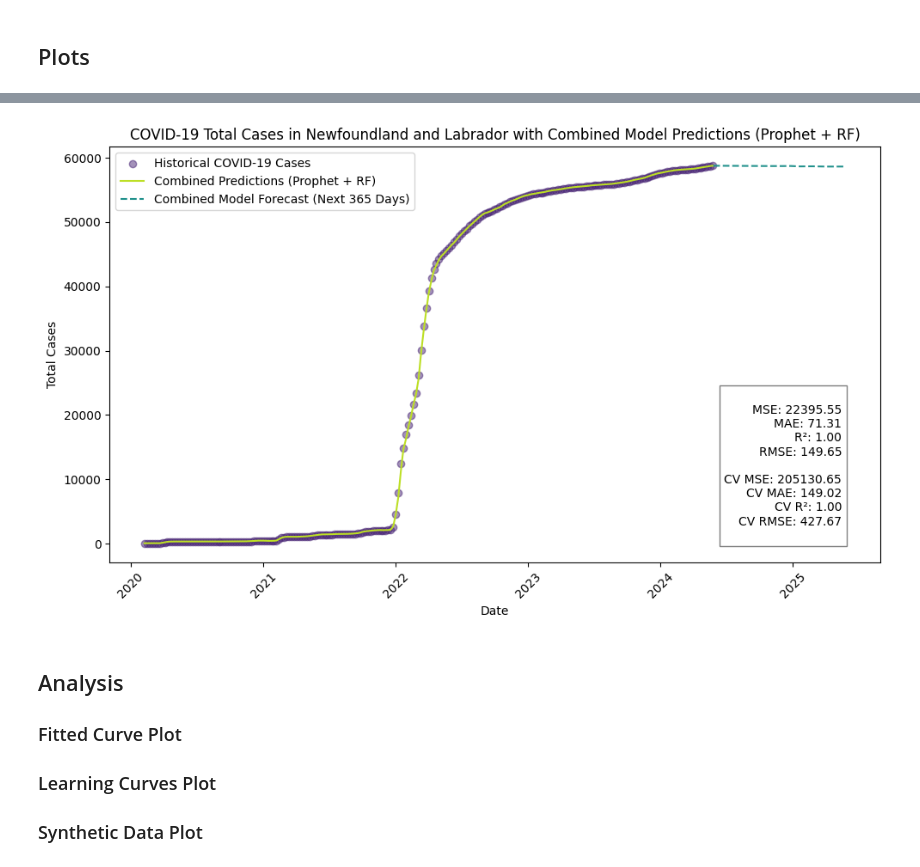
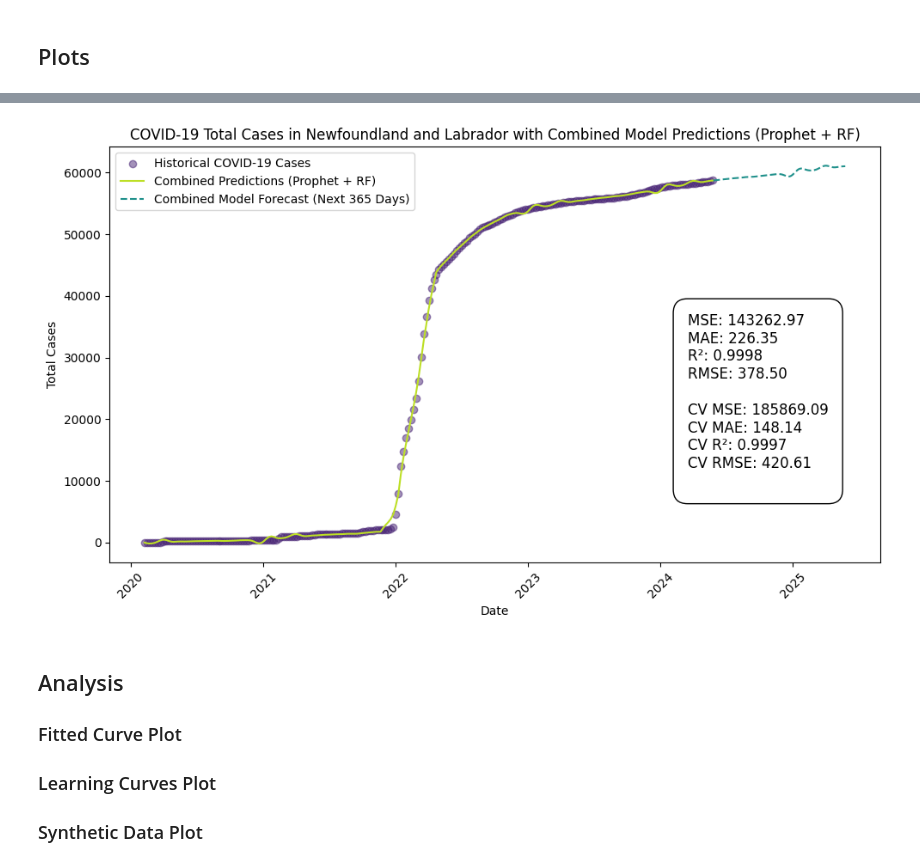
Before and after one commit to sa0v/COVID-19, a Jupyter notebook: COVID-19 in Newfoundland and Labrador.ipynb, the cells around one changed output, grey strips where cells are left out. Drawn from its saved outputs; the diff is of its cells as text; code cells hidden in the pictures.

```diff
--- a/COVID-19 in Newfoundland and Labrador.ipynb
+++ b/COVID-19 in Newfoundland and Labrador.ipynb
@@ -25,7 +25,7 @@ import pandas as pd
 import matplotlib.pyplot as plt
 from prophet import Prophet
 from sklearn.ensemble import RandomForestRegressor
-from sklearn.linear_model import LinearRegression
+from sklearn.linear_model import ElasticNet
 from sklearn.metrics import mean_squared_error, mean_absolute_error, r2_score
 from sklearn.model_selection import KFold
 from datetime import timedelta
@@ -78,48 +78,19 @@ rf_predictions_future = rf_model.predict(X_rf_future)
 historical_prophet_predictions = forecast_prophet['yhat'][:len(df)].values  # Prophet predictions for historical data
 rf_predictions_historical = rf_model.predict(X_rf)  # Random Forest predictions for historical data
 
-# Combine historical predictions (Prophet + RF) for the historical period using Linear Regression
+# Combine historical predictions (Prophet + RF) for the historical period using Elastic Net
 X_meta = np.column_stack((historical_prophet_predictions, rf_predictions_historical))  # Features for meta-model
-meta_model = LinearRegression()
+meta_model = ElasticNet(alpha=1.0, l1_ratio=0.5)  # ElasticNet with regularization
 meta_model.fit(X_meta, df['totalcases'])
 
-# Get combined predictions from the meta-model (Linear Regression)
+# Get combined predictions from the meta-model (ElasticNet combining Prophet and RF)
 combined_predictions_historical = meta_model.predict(X_meta)
 
-# Combine future predictions (Prophet + RF) for the next 365 days using Linear Regression
+# Combine future predictions (Prophet + RF) for the next 365 days using ElasticNet
 X_meta_future = np.column_stack((forecast_prophet['yhat'][-365:].values, rf_predictions_future))
 combined_predictions_future = meta_model.predict(X_meta_future)
 
-# Plot the results
-plt.figure(figsize=(10, 6))
-
-# Plot historical data (actual cases)
-plt.scatter(df['date'], df['totalcases'], label='Historical COVID-19 Cases', color=plt.cm.viridis(0.1), alpha=0.5)
-
-# Plot combined predictions (using Linear Regression) for historical period
-plt.plot(df['date'], combined_predictions_historical, label='Combined Predictions (Prophet + RF)', linestyle='-', color=plt.cm.viridis(0.9))
-
-# Plot combined model predictions for the next 365 days as a dashed line
-future_dates = future['ds'][-365:]
-plt.plot(future_dates, combined_predictions_future, label='Combined Model Forecast (Next 365 Days)', linestyle='--', color=plt.cm.viridis(0.5))
-
-# Formatting
-plt.xlabel('Date')
-plt.ylabel('Total Cases')
-plt.title('COVID-19 Total Cases in Newfoundland and Labrador with Combined Model Predictions (Prophet + RF)')
-plt.legend()
-plt.xticks(rotation=45)
-plt.tight_layout()
-
-# Add performance metrics as text in lower-right corner
-performance_metrics = f"""
-MSE: {mean_squared_error(df['totalcases'], combined_predictions_historical):.2f}
-MAE: {mean_absolute_error(df['totalcases'], combined_predictions_historical):.2f}
-R²: {r2_score(df['totalcases'], combined_predictions_historical):.2f}
-RMSE: {np.sqrt(mean_squared_error(df['totalcases'], combined_predictions_historical)):.2f}
-"""
-
-# Cross-validation for Combined Model
+# Perform cross-validation (5-fold) for combined model
 kf = KFold(n_splits=5, shuffle=True, random_state=42)
 
 cv_mse_list = []
@@ -147,7 +118,7 @@ for train_index, val_index in kf.split(df):
 
     # Combine the historical predictions (Prophet + RF)
     X_meta_train = np.column_stack((historical_prophet_predictions, rf_predictions_historical))
-    meta_model = LinearRegression()
+    meta_model = ElasticNet(alpha=1.0, l1_ratio=0.5)  # ElasticNet with regularization
     meta_model.fit(X_meta_train, train_data['totalcases'])
 
     # Predictions on the validation set
@@ -175,17 +146,43 @@ cv_mae = np.mean(cv_mae_list)
 cv_r2 = np.mean(cv_r2_list)
 cv_rmse = np.mean(cv_rmse_list)
 
-# Add the CV metrics to the performance metrics
-performance_metrics_cv = f"""
-CV MSE: {cv_mse:.2f}
-CV MAE: {cv_mae:.2f}
-CV R²: {cv_r2:.2f}
-CV RMSE: {cv_rmse:.2f}
-"""
+# Plot the results
+plt.figure(figsize=(10, 6))
 
-# Add the metrics as text on the plot
-plt.text(0.95, 0.05, performance_metrics + performance_metrics_cv, transform=plt.gca().transAxes, fontsize=10,
-         verticalalignment='bottom', horizontalalignment='right', bbox=dict(facecolor='white', alpha=0.5))
+# Plot historical data (actual cases)
+plt.scatter(df['date'], df['totalcases'], label='Historical COVID-19 Cases', color=plt.cm.viridis(0.1), alpha=0.5)
+
+# Plot combined predictions (using ElasticNet) for historical period
+plt.plot(df['date'], combined_predictions_historical, label='Combined Predictions (Prophet + RF)', linestyle='-', color=plt.cm.viridis(0.9))
+
+# Plot combined model predictions for the next 365 days as a dashed line
+future_dates = future['ds'][-365:]
+plt.plot(future_dates, combined_predictions_future, label='Combined Model Forecast (Next 365 Days)', linestyle='--', color=plt.cm.viridis(0.5))
+
+# Formatting
+plt.xlabel('Date')
+plt.ylabel('Total Cases')
+plt.title('COVID-19 Total Cases in Newfoundland and Labrador with Combined Model Predictions (Prophet + RF)')
+plt.legend()
+plt.xticks(rotation=45)
+plt.tight_layout()
+
+# Add the text box inside the plot area
+performance_metrics = (
+    f'MSE: {mean_squared_error(df["totalcases"], combined_predictions_historical):.2f}\n'
+    f'MAE: {mean_absolute_error(df["totalcases"], combined_predictions_historical):.2f}\n'
+    f'R²: {r2_score(df["totalcases"], combined_predictions_historical):.4f}\n'
+    f'RMSE: {np.sqrt(mean_squared_error(df["totalcases"], combined_predictions_historical)):.2f}\n\n'
+    f'CV MSE: {cv_mse:.2f}\n'
+    f'CV MAE: {cv_mae:.2f}\n'
+    f'CV R²: {cv_r2:.4f}\n'
+    f'CV RMSE: {cv_rmse:.2f}\n'
+)
+
+# Adjust the position of the text box inside the plot
+plt.gca().text(0.75, 0.6, performance_metrics, transform=plt.gca().transAxes, fontsize=12,
+              verticalalignment='top', horizontalalignment='left',
+              bbox=dict(facecolor='white', edgecolor='black', boxstyle='round,pad=1'))
 
 # Show the plot
 plt.show()
@@ -205,4 +202,4 @@ plt.show()
-[figure, old version]
+[figure, new version]
 # %% [markdown]
 ## Analysis
 
```
Also changed, not shown: parts of 1 cell of this notebook.
